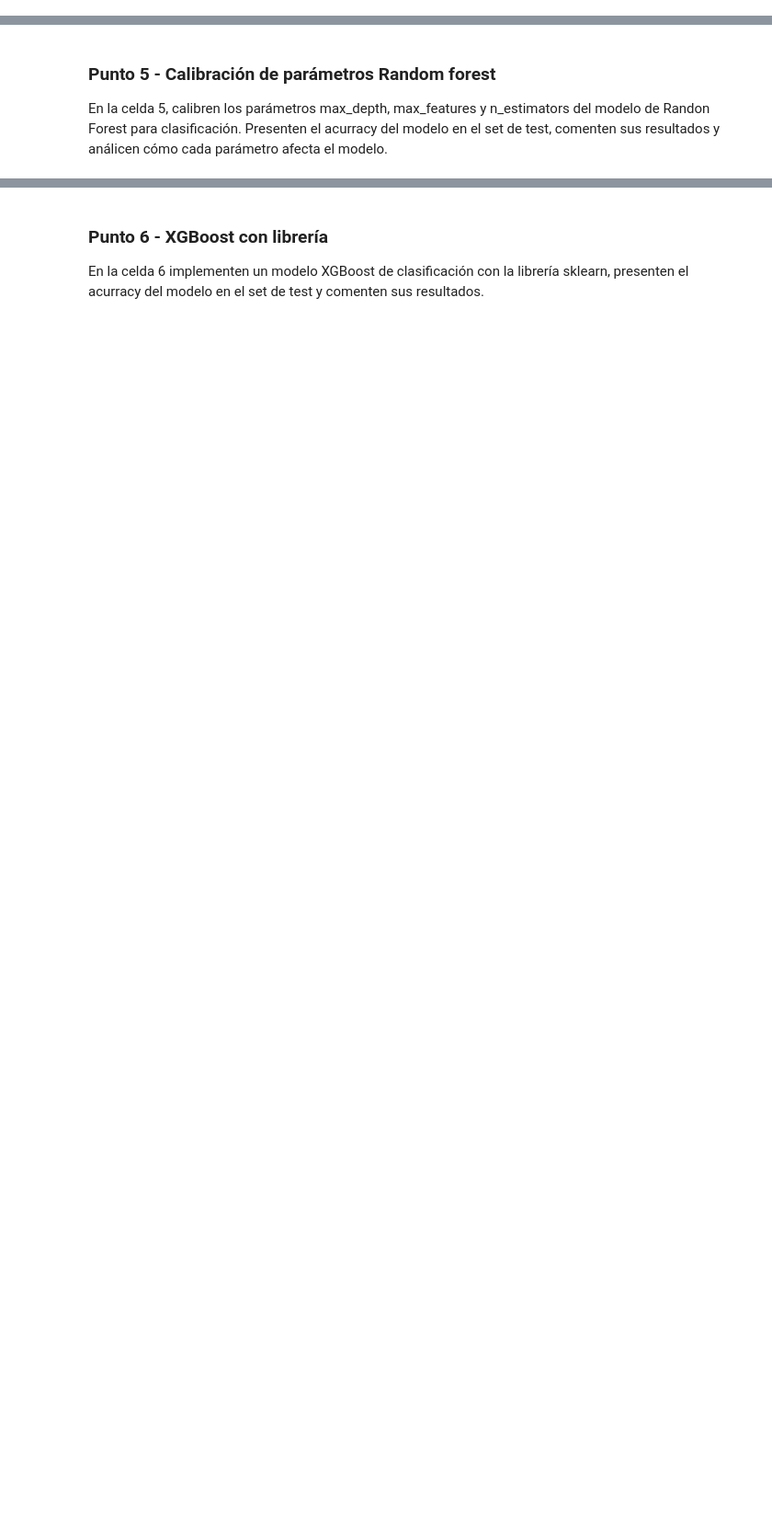
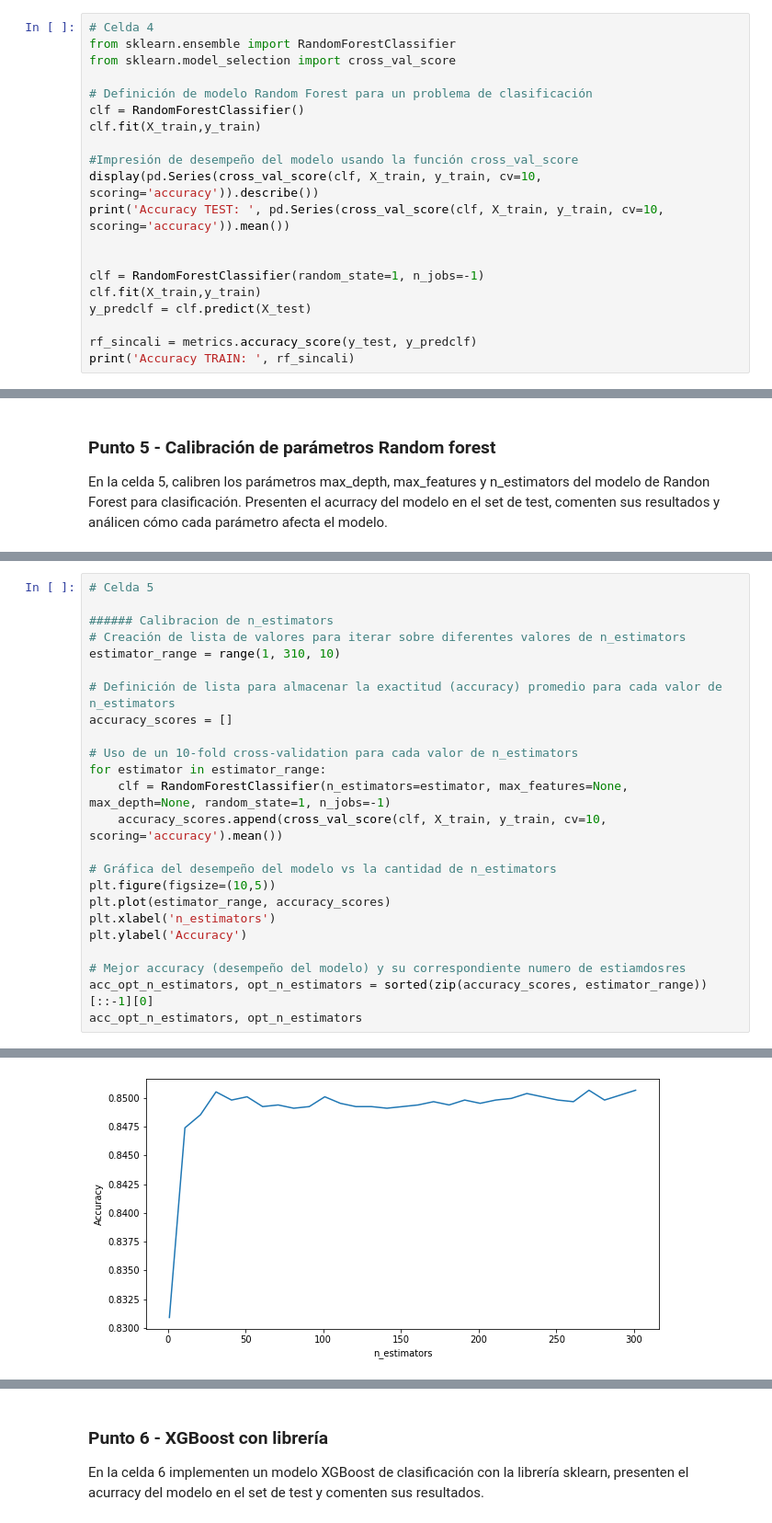
Before and after one commit to albahnsen/MIAD_ML_and_NLP, a Jupyter notebook: Semana 2/S2TC1_RandomForests_Boosting.ipynb, the cells around one changed output, grey strips where cells are left out. Shown: that part at 92% size. Saved outputs shown, nothing was run; the diff lists cells and outputs as text; blank space fills up the shorter version.

```diff
--- a/Semana 2/S2TC1_RandomForests_Boosting.ipynb
+++ b/Semana 2/S2TC1_RandomForests_Boosting.ipynb
@@ -68,0 +264,20 @@ En la celda 4, usando la librería sklearn entrenen un modelo de Randon Forest p
+# %%
+# Celda 4
+from sklearn.ensemble import RandomForestClassifier
+from sklearn.model_selection import cross_val_score
+
+# Definición de modelo Random Forest para un problema de clasificación
+clf = RandomForestClassifier()
+clf.fit(X_train,y_train)
+
+#Impresión de desempeño del modelo usando la función cross_val_score
+display(pd.Series(cross_val_score(clf, X_train, y_train, cv=10, scoring='accuracy')).describe())
+print('Accuracy TEST: ', pd.Series(cross_val_score(clf, X_train, y_train, cv=10, scoring='accuracy')).mean())
+
+
+clf = RandomForestClassifier(random_state=1, n_jobs=-1)
+clf.fit(X_train,y_train)
+y_predclf = clf.predict(X_test)
+
+rf_sincali = metrics.accuracy_score(y_test, y_predclf)
+print('Accuracy TRAIN: ', rf_sincali)
@@ -74,0 +302,25 @@ En la celda 5, calibren los parámetros max_depth, max_features y n_estimators d
+# %%
+# Celda 5
+
+###### Calibracion de n_estimators
+# Creación de lista de valores para iterar sobre diferentes valores de n_estimators
+estimator_range = range(1, 310, 10)
+
+# Definición de lista para almacenar la exactitud (accuracy) promedio para cada valor de n_estimators
+accuracy_scores = []
+
+# Uso de un 10-fold cross-validation para cada valor de n_estimators
+for estimator in estimator_range:
+    clf = RandomForestClassifier(n_estimators=estimator, max_features=None, max_depth=None, random_state=1, n_jobs=-1)
+    accuracy_scores.append(cross_val_score(clf, X_train, y_train, cv=10, scoring='accuracy').mean())
+
+# Gráfica del desempeño del modelo vs la cantidad de n_estimators
+plt.figure(figsize=(10,5))
+plt.plot(estimator_range, accuracy_scores)
+plt.xlabel('n_estimators')
+plt.ylabel('Accuracy')
+
+# Mejor accuracy (desempeño del modelo) y su correspondiente numero de estiamdosres
+acc_opt_n_estimators, opt_n_estimators = sorted(zip(accuracy_scores, estimator_range))[::-1][0]
+acc_opt_n_estimators, opt_n_estimators
+# %% [output]
@@ -74,0 +328 @@ En la celda 5, calibren los parámetros max_depth, max_features y n_estimators d
+[figure, added]
```
Also changed, not shown: parts of 37 cells of this notebook, 2 other files.
